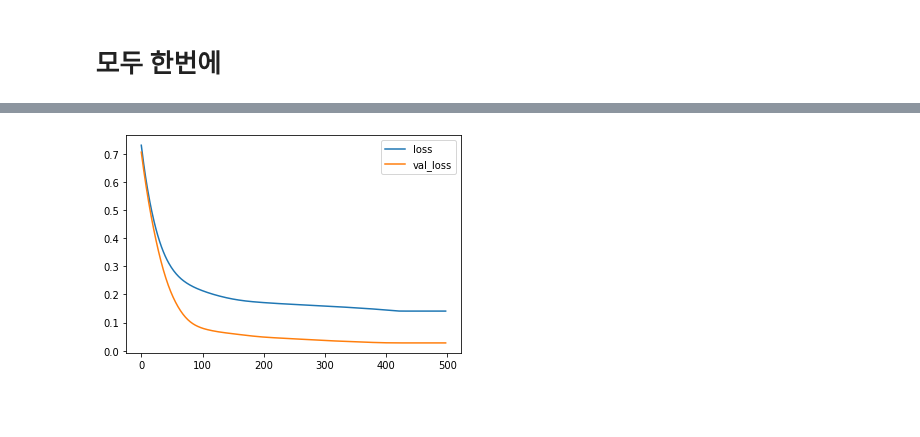
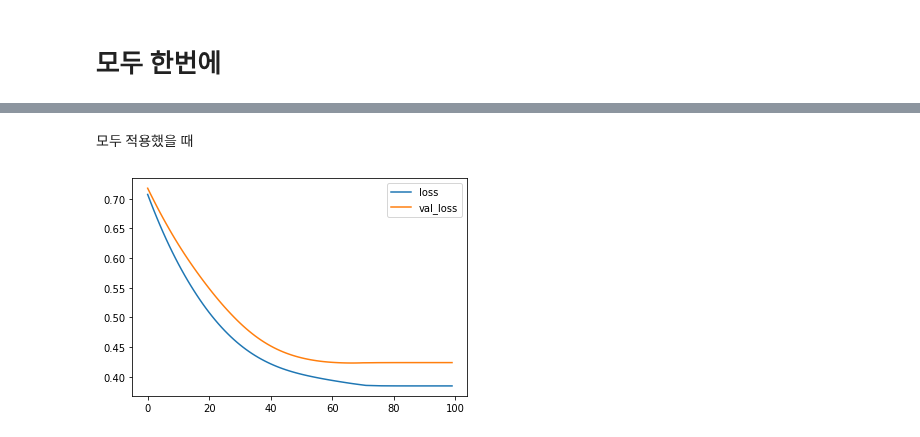
Before and after one commit to dhrim/keras_howto_2021, a Jupyter notebook: class10/keras_callback.ipynb, the cells around one changed output, grey strips where cells are left out. Saved outputs shown, nothing was run; the diff lists cells and outputs as text; code cells hidden in the pictures; blank space fills up the shorter version.

```diff
--- a/class10/keras_callback.ipynb
+++ b/class10/keras_callback.ipynb
@@ -20,7 +20,7 @@ from sklearn.datasets import make_moons
 
 
 # 데이터 생성
-x, y = make_moons(n_samples=100, noise=0.2, random_state=1)
+x, y = make_moons(n_samples=1000, noise=0.3, random_state=1)
 
 
 # 데이터 그림 그리기
@@ -162,7 +170,7 @@ model.compile(loss='binary_crossentropy', optimizer='adam', metrics=['accuracy']
 
 
 def scheduler(epoch, lr):
-  if epoch == 100:
+  if epoch == 50:
     lr = lr*0.1
     print("learning rate changed at epcoh {} as {}".format(epoch, lr))
   return lr
@@ -171,6 +179,6 @@ from tensorflow.keras.callbacks import LearningRateScheduler
 
 lr_scheduler = LearningRateScheduler(scheduler)
 
-model.fit(train_x, train_y, epochs=1000, verbose=0, batch_size=20, validation_split=0.1,
+history = model.fit(train_x, train_y, epochs=100, verbose=0, batch_size=20, validation_split=0.1,
           callbacks=[lr_scheduler])
 # %% [output]
@@ -197,19 +205,22 @@ plt.show()
+# %% [markdown]
+모두 적용했을 때
 # %%
 from tensorflow.keras.callbacks import ModelCheckpoint, EarlyStopping, ReduceLROnPlateau
 
 model = Sequential()
 model.add(Dense(500, input_shape=(2,), activation='relu'))
 model.add(Dense(1, activation='sigmoid'))
 model.compile(loss='binary_crossentropy', optimizer='adam', metrics=['accuracy'])
 
 
 model_check_point = ModelCheckpoint('best_model.h5', monitor='val_loss', save_best_only=True, verbose=1)
 plot_losses = PlotLosses()
 early_stopping = EarlyStopping(monitor='val_loss', patience=50, verbose=1)
 reduce_lr = ReduceLROnPlateau(monitor='val_loss', factor=0.2, patience=5, min_learning_rate=0.001)
 
 callbacks = [model_check_point, plot_losses, early_stopping, reduce_lr]
 
-history = model.fit(train_x, train_y, validation_split=0.2, epochs=4000, verbose=0, callbacks=callbacks)
+
+history = model.fit(train_x, train_y, validation_split=0.2, epochs=100, verbose=0, callbacks=callbacks)
 # %% [output]
-[figure, old version]
+[figure, new version]
```
Also changed, not shown: parts of 9 cells of this notebook.
